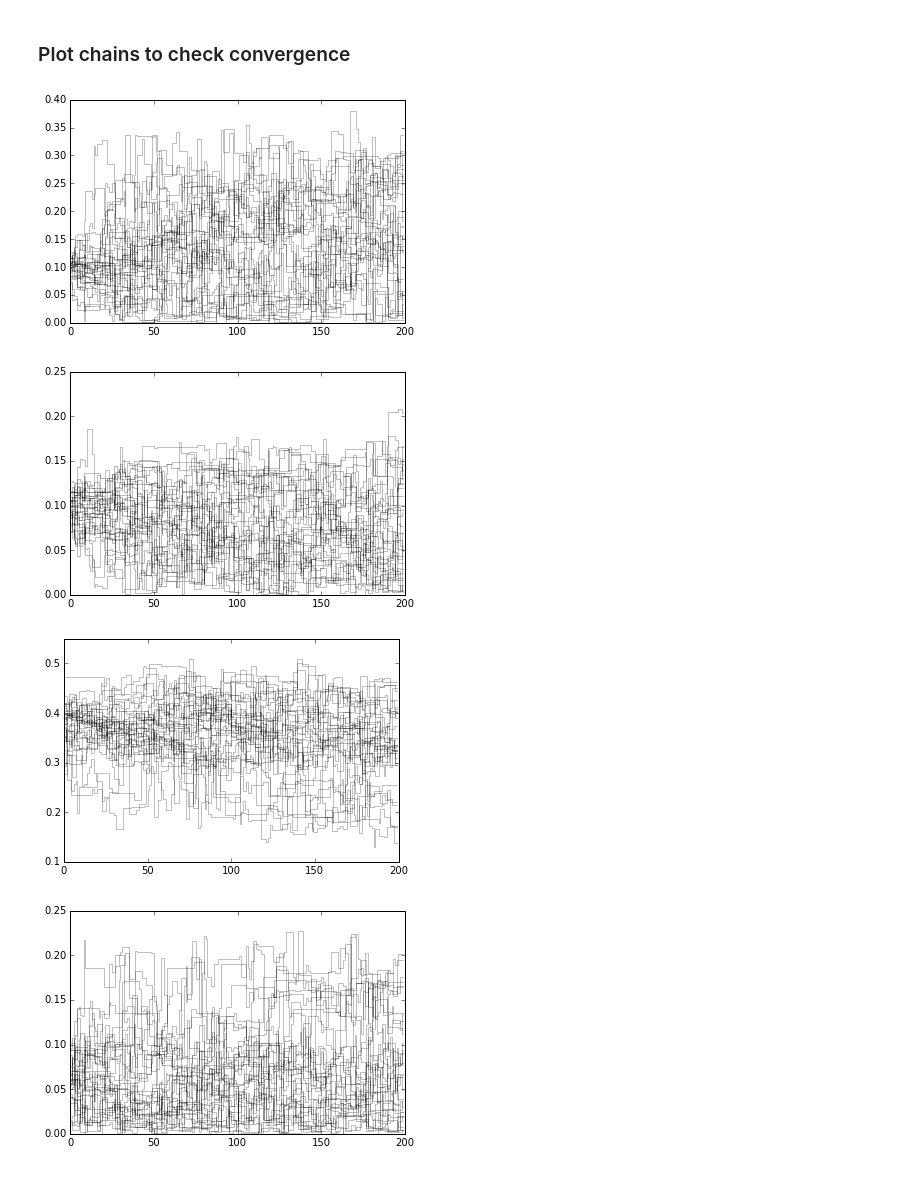
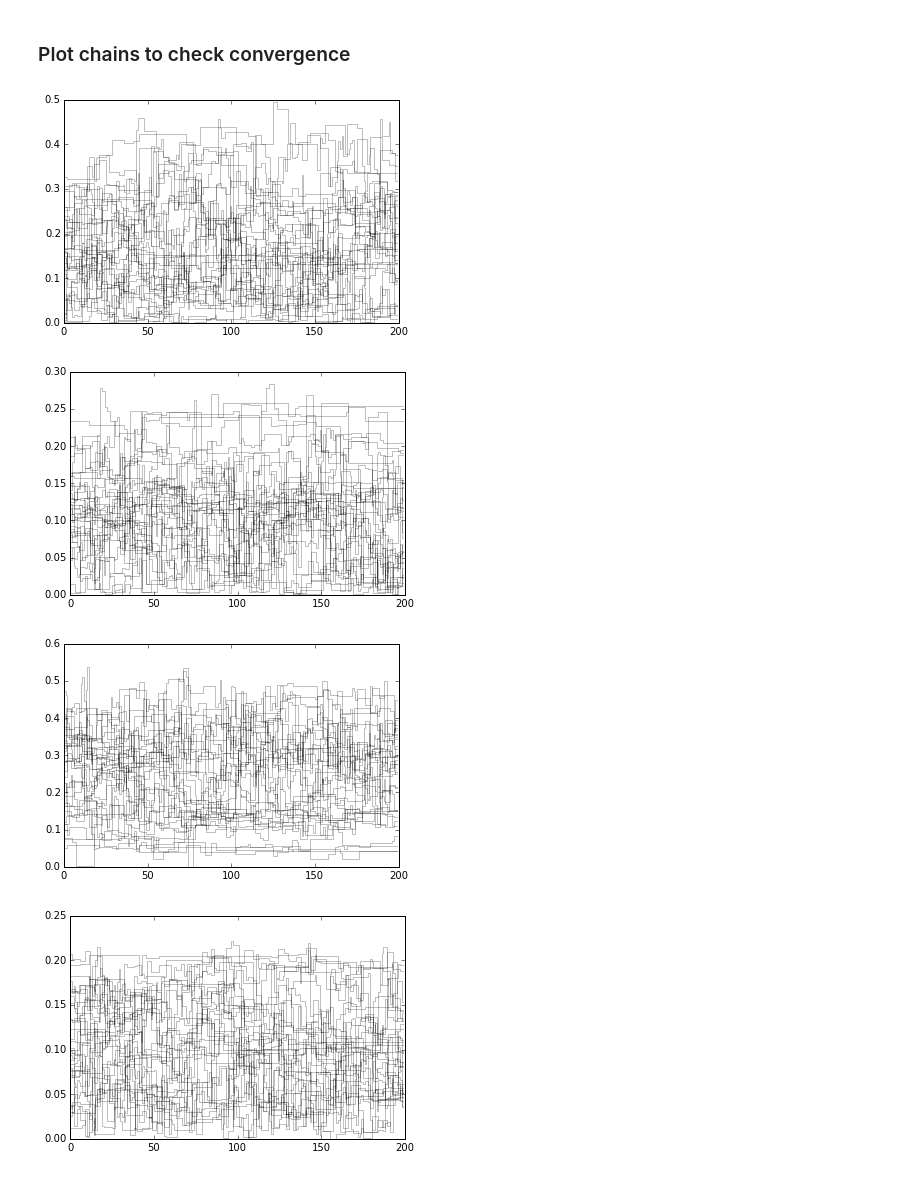
Before and after one commit to astroJeff/separated-at-birth, a Jupyter notebook: notebooks/IFMR Mock Data.ipynb, the cells around one changed output. Drawn from its saved outputs; the diff is of its cells as text; code cells hidden in the pictures.

Commit message:
Updated notebooks, data

```diff
--- a/notebooks/IFMR Mock Data.ipynb
+++ b/notebooks/IFMR Mock Data.ipynb
@@ -443,0 +386,6 @@ KeyboardInterrupt:
+# %%
+p_true_1 = np.array([0.1, 0.1, 0.38, 0.05])
+N_sys_1 = 10
+DWD_1 = create_mock_data(p_true_1, N_sys_1)
+sampler_1 = run_inference(MESA_tcool, DWD_1, p_true_1, nburn=100, nsteps=200)
+print "Mock data set 1 finished"
@@ -458,13 +448,14 @@ fig.savefig('../figures/triangle_3.pdf')
 # %%
 ndim = 4
 
-samples = sampler.chain[:,:,:].reshape((-1, ndim))
+samples = sampler_2.chain[:,:,:].reshape((-1, ndim))
+DWD = DWD_2
 
 M_zams_temp = np.linspace(0.,7.,50)
 
 
 #for b1, th1 in samples[np.random.randint(len(samples),size=20)]:
-for bt1, th1, th2, th3 in samples[np.random.randint(len(samples),size=20)]:
+for bt1, th1, th2, th3 in samples[np.random.randint(len(samples),size=50)]:
 
     m1 = np.tan(th1)
     m2 = np.tan(th2)
@@ -490,14 +481,15 @@ for bt1, th1, th2, th3 in samples[np.random.randint(len(samples),size=20)]:
 
 
 
-    plt.plot(M_zams_temp, M_wd_temp, color="k", alpha=0.1)
+#    plt.plot(M_zams_temp, M_wd_temp, color="k", alpha=0.15)
 
 
 # Plot true values
+bt1_true, th1_true, th2_true, th3_true = p_true_2
 m1 = np.tan(th1_true)
 m2 = np.tan(th2_true)
 m3 = np.tan(th3_true)
-b1 = b1_true
+b1 = bt1_true / np.cos(th1_true)
 b2 = (m1-m2)*2.0 + b1
 b3 = (m2-m3)*4.0 + b2
 
@@ -521,19 +513,28 @@ for m in M_zams_temp:
 plt.plot(M_zams_temp, M_wd_temp, "-r")
 
 
-Mzams1_true = get_mzams(p_true, DWD["m1_wd"])
-Mzams2_true = get_mzams(p_true, DWD["m2_wd"])
+Mzams1_true = get_mzams(p_true_2, DWD["m1_wd"])
+Mzams2_true = get_mzams(p_true_2, DWD["m2_wd"])
 
 
-plt.plot(Mzams1_true, DWD["m1_wd"], "o", alpha=0.5)
-plt.plot(Mzams2_true, DWD["m2_wd"], "o", alpha=0.5)
+#plt.plot(Mzams1_true, DWD["m1_wd"], "o", alpha=0.5)
+#plt.plot(Mzams2_true, DWD["m2_wd"], "o", alpha=0.5)
+
+font = {'family' : 'normal',
+        'weight' : 'normal',
+        'size'   : 14}
+
+plt.rc('font', **font)
+
+plt.xlabel("Initial Mass (M$_{\odot}$)")
+plt.ylabel("Final Mass (M$_{\odot}$)")
+
+plt.gcf().subplots_adjust(bottom=0.15)
 
 
 plt.ylim(0.0,1.4)
 
 
-plt.savefig('../figures/samples_3.pdf')
-
-
-plt.show()
+plt.savefig('../figures/samples_2_input.pdf')
+#plt.savefig('../figures/samples_2.pdf')
 # %% [output]
@@ -541,12 +542,12 @@ plt.show()
 # %% [markdown]
 ### Plot chains to check convergence
 # %%
-for i in range(sampler.dim):
+for i in range(sampler_1.dim):
     plt.figure()
-    for chain in sampler.chain[...,i]:
+    for chain in sampler_1.chain[...,i]:
         plt.plot(chain, alpha=0.25, color='k', drawstyle='steps')
 # %% [output]
-[figure, old version]
+[figure, new version]
-[figure, old version]
+[figure, new version]
-[figure, old version]
+[figure, new version]
-[figure, old version]
+[figure, new version]
```
Also changed, not shown: parts of 13 cells of this notebook, 5 other files.
